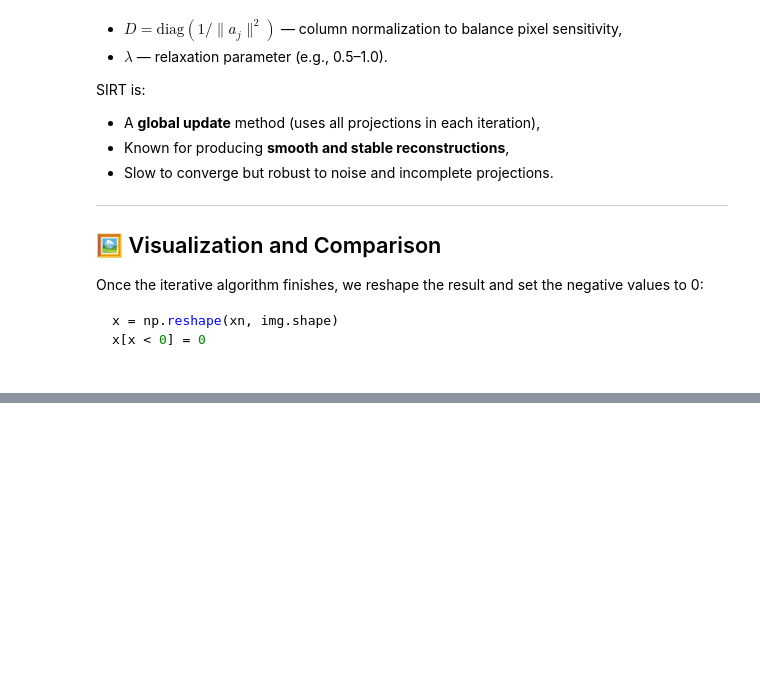
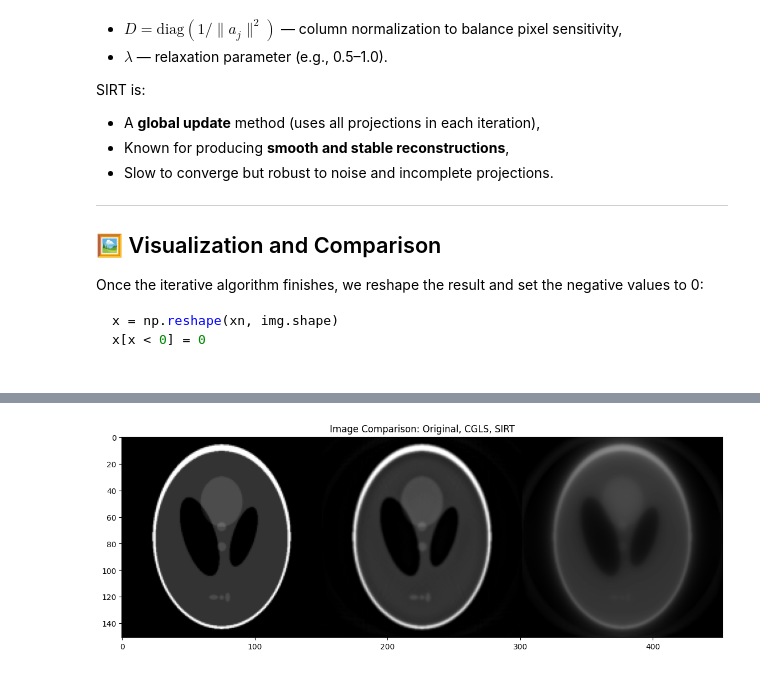
Before and after one commit to antonyvam/nDTomo, a Jupyter notebook: docs/source/notebooks/tutorial_ct_recon_demo.ipynb, the cells around one changed output, grey strips where cells are left out. Cells and saved outputs as stored; diff of their text form; code cells hidden in the pictures; blank space fills up the shorter version.

```diff
--- a/docs/source/notebooks/tutorial_ct_recon_demo.ipynb
+++ b/docs/source/notebooks/tutorial_ct_recon_demo.ipynb
@@ -460,0 +518,15 @@ plt.show()
+# %%
+
+
+x_sirt = sirt_functional(s, theta, n_iter=10)
+x_cgls = cgls_functional(s, theta, n_iter=10)
+
+imc = np.concatenate((img, x_cgls, x_sirt), axis=1)
+
+plt.figure(1, figsize=(14, 14));plt.clf()
+plt.imshow(imc, cmap='gray')
+plt.title('Image Comparison: Original, CGLS, SIRT')
+plt.clim(0, 1)
+plt.show()
+# %% [output]
+[figure, added]
```
Also changed, not shown: parts of 4 cells of this notebook, 1 other file.
